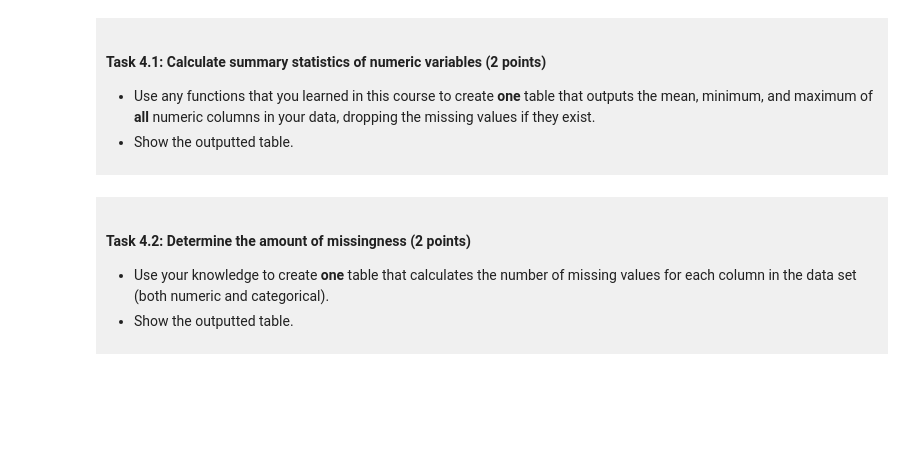
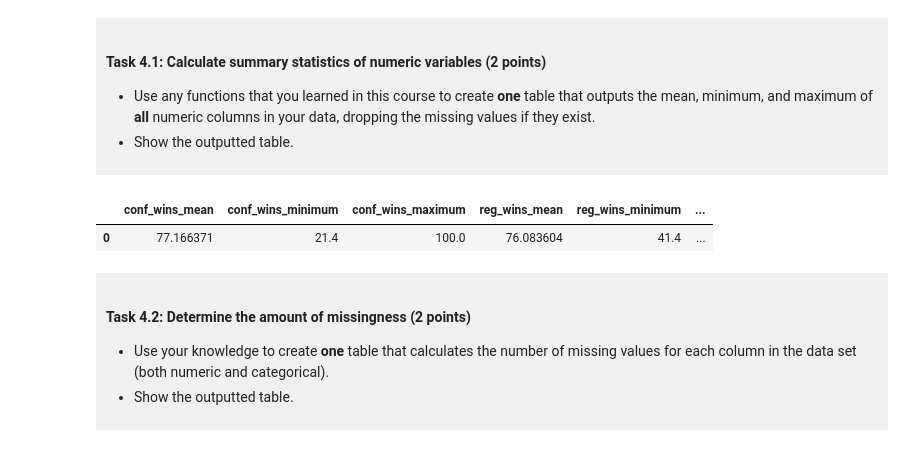
Before and after one commit to zoetsl/dsci-100-project-zoetsui, a Jupyter notebook: dsci-100-project-notebook.ipynb, the cells around one changed output. Saved outputs shown, nothing was run; the diff lists cells and outputs as text; code cells hidden in the pictures; blank space fills up the shorter version.

```diff
--- a/dsci-100-project-notebook.ipynb
+++ b/dsci-100-project-notebook.ipynb
@@ -237,6 +237,21 @@ You will refine your research question (if needed) and produce a tidy data set.
 </div>
 # %%
 ### EDIT THIS CODE CELL ###
+ncaa_numeric=pd.DataFrame({
+    "conf_wins_mean":[ncaa_new["conf_wins_pct"].mean(numeric_only=True)],
+    "conf_wins_minimum":[ncaa_new["conf_wins_pct"].min(numeric_only=True)],
+    "conf_wins_maximum":[ncaa_new["conf_wins_pct"].max(numeric_only=True)],
+    "reg_wins_mean":[ncaa_new["reg_wins_pct"].mean(numeric_only=True)],
+    "reg_wins_minimum":[ncaa_new["reg_wins_pct"].min(numeric_only=True)],
+    "reg_wins_maximum":[ncaa_new["reg_wins_pct"].max(numeric_only=True)],
+    "total_wins_mean":[ncaa_new["total_wins_pct"].mean(numeric_only=True)],
+    "total_wins_minimum":[ncaa_new["total_wins_pct"].min(numeric_only=True)],
+    "total_wins_maximum":[ncaa_new["total_wins_pct"].max(numeric_only=True)]
+})
+ncaa_numeric
+# %% [output]
+|  | conf_wins_mean | conf_wins_minimum | conf_wins_maximum | reg_wins_mean | reg_wins_minimum | ... |
+| 0 | 77.166371 | 21.4 | 100.0 | 76.083604 | 41.4 | ... |
 # %% [markdown]
 <div style="background-color: #f0f0f0; padding: 10px;">
 
```
Also changed, not shown: parts of 10 cells of this notebook.
